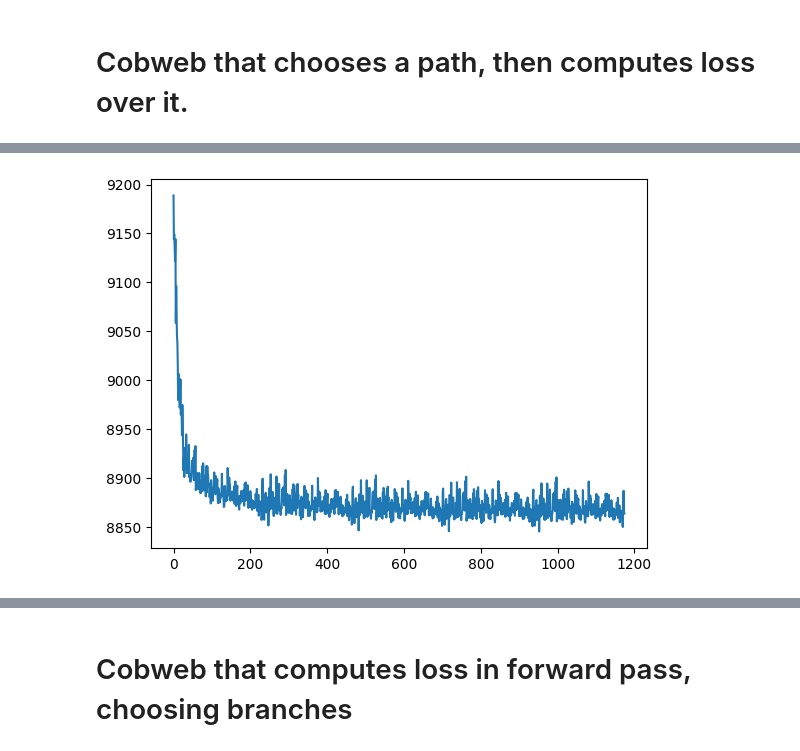
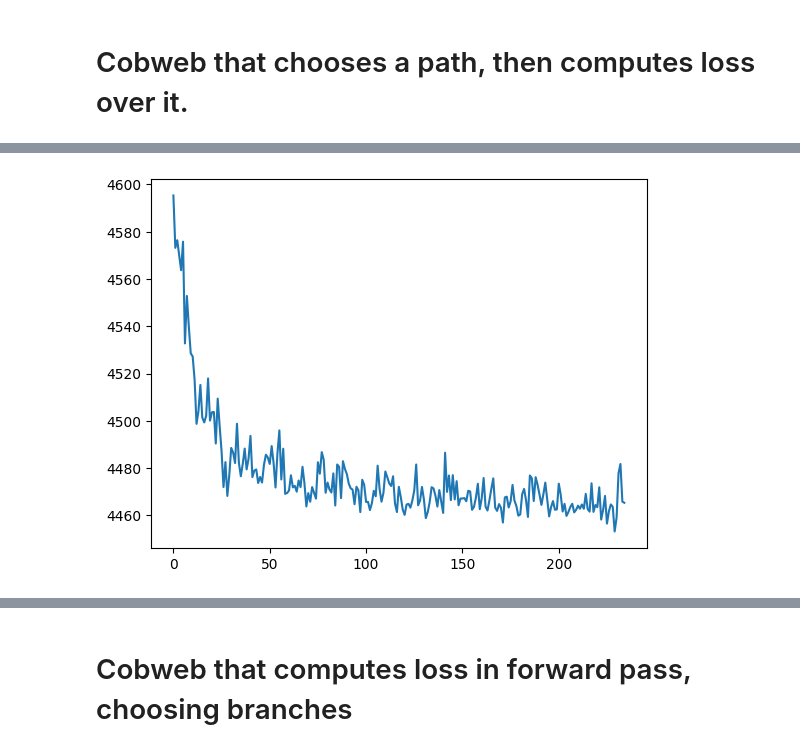
Before and after one commit to Teachable-AI-Lab/cobweb-nn, a Jupyter notebook: cobwebNN-disc.ipynb, the cells around one changed output, grey strips where cells are left out. Drawn from its saved outputs; the diff is of its cells as text; code cells hidden in the pictures.

```diff
--- a/cobwebNN-disc.ipynb
+++ b/cobwebNN-disc.ipynb
@@ -243,0 +357,5 @@ mnist_01_test = untils.filter_by_label(mnist_test, split, rename_labels=True)
+# %%
+untils.train_model(model, mnist_01_train, True, optimizer, epochs=10, hard=True, batch_size=256, show_loss=True,
+                   device='cpu', verbose=False, early_break=False)
+
+get_tree_data(model)
@@ -286,6 +449,7 @@ class CobwebNNTree(nn.Module):
 
         layer_mu, layer_logits_pi, layer_logits_label = self.layer_mu_and_logits()
         layer_ll_c_given_x = []
+        layer_ll_x_given_c = []
 
         loss = torch.tensor(0.0)
 
@@ -301,37 +465,42 @@ class CobwebNNTree(nn.Module):
             if y is not None:
                 y_one_hot = F.one_hot(y, num_classes=self.n_labels)
                 log_labels = (layer_logits_label[i].log_softmax(dim=-1).unsqueeze(0) * y_one_hot.unsqueeze(1)).sum(dim=-1)
                 ll_c_given_x = torch.nn.functional.log_softmax(ll_c + components.log_prob(x.unsqueeze(1)) + log_labels, dim=-1)
             else:
                 ll_c_given_x = torch.nn.functional.log_softmax(ll_c + components.log_prob(x.unsqueeze(1)), dim=-1)
             layer_ll_c_given_x.append(ll_c_given_x)
 
         prob_c = torch.nn.functional.gumbel_softmax(ll_c_given_x, tau=self.tau, hard=hard, dim=-1)
 
         for mu, logits in zip(reversed(layer_mu), reversed(layer_logits_label)):
             components = torch.distributions.Independent(torch.distributions.normal.Normal(mu, torch.ones(mu.size(0), self.n_features)), 1)
             if y is not None:
                 y_one_hot = F.one_hot(y, num_classes=self.n_labels)
                 log_labels = (logits.log_softmax(dim=-1).unsqueeze(0) * y_one_hot.unsqueeze(1)).sum(dim=-1)
-                loss -= ((components.log_prob(x.unsqueeze(1)) + log_labels)*prob_c).sum(dim=-1).mean()
+                ll_x_given_c = components.log_prob(x.unsqueeze(1)) + log_labels
+                loss -= ((ll_x_given_c)*prob_c).sum(dim=-1).mean()
             else:
-                loss -= ((components.log_prob(x.unsqueeze(1)))*prob_c).sum(dim=-1).mean()
+                ll_x_given_c = components.log_prob(x.unsqueeze(1))
+                loss -= (ll_x_given_c*prob_c).sum(dim=-1).mean()
+            layer_ll_x_given_c.append(ll_x_given_c)
 
             if prob_c.size(-1) > 1:
                 prob_c = prob_c.reshape(B, -1, self.branch_factor).sum(dim=-1)
+        layer_ll_x_given_c.reverse()
 
-        return untils.ModelOutput(loss=loss, debug_info={'layer_logits_labels': layer_logits_label,
+        return untils.ModelOutput(loss=loss, debug_info={'layer_ll_x_given_c': layer_ll_x_given_c,
+                                                         'layer_logits_labels': layer_logits_label,
                                                          'layer_logits_pi': layer_logits_pi,
                                                          'layer_ll_c_given_x': layer_ll_c_given_x})
 
-n_layers = 12
-model = CobwebNNTree(n_layers=n_layers, n_classes=10, branch_factor=2, n_features=28*28, tau=1.)
+n_layers = 6
+model = CobwebNNTree(n_layers=n_layers, n_classes=10, branch_factor=2, n_features=28*28, tau=0.01)
 # model = CobwebSparse(n_layers=n_layers, branch_factor=2, n_input=64).to('cuda')
 
 model.to('cpu')
 optimizer = optim.Adam(model.parameters(), lr=2e-2)
 
-untils.train_model(model, mnist_01_train, True, optimizer, epochs=5, hard=False, batch_size=256, show_loss=True,
+untils.train_model(model, mnist_01_train, True, optimizer, epochs=1, hard=False, batch_size=256, show_loss=True,
                    device='cpu', verbose=False, early_break=False)
 # %% [output]
-[figure, old version]
+[figure, new version]
```
Also changed, not shown: parts of 12 cells of this notebook.
